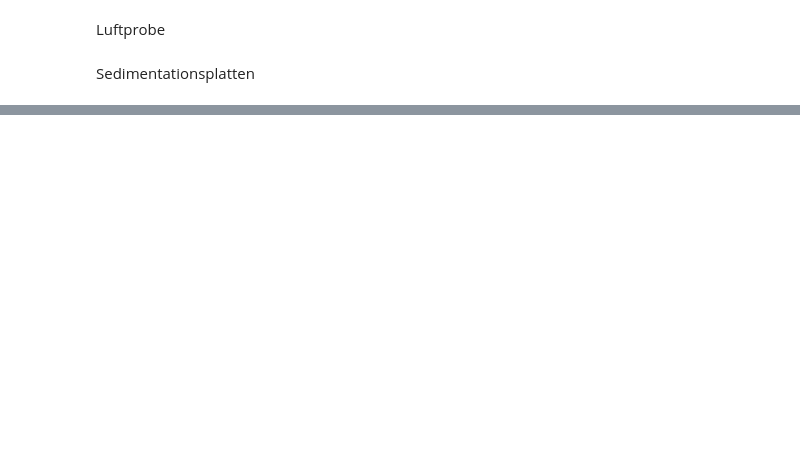
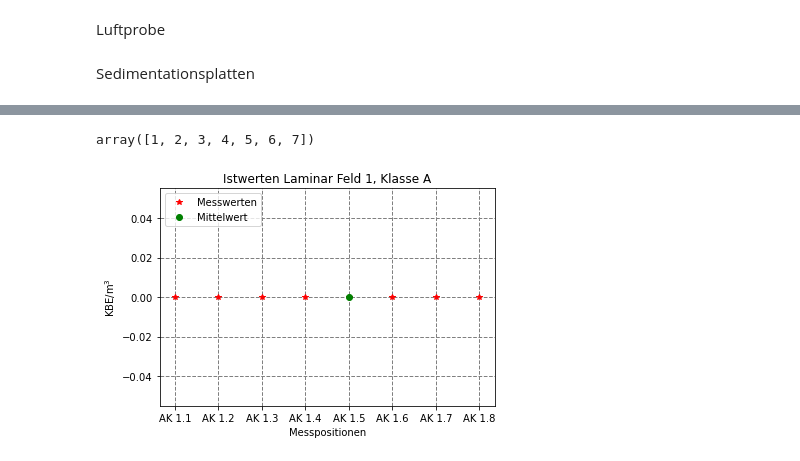
Before and after one commit to WieTat/Form, a Jupyter notebook: LZ-Kontact_221.ipynb, the cells around one changed output, grey strips where cells are left out. Cells and saved outputs as stored; diff of their text form; code cells hidden in the pictures; blank space fills up the shorter version.

Commit message:
Add files via upload
plots

```diff
--- a/LZ-Kontact_221.ipynb
+++ b/LZ-Kontact_221.ipynb
@@ -57,0 +112,9 @@ kl
+# %%
+data_ak = {'Messort': akort,
+           'Discription':akort_pos ,
+           'Platte':ak_K,
+           'Pilzen':ak_P
+
+        }
+
+df_ak = pd.DataFrame(data_ak, columns = ['Messort', 'Discription','Platte','Pilzen'])
@@ -57,0 +141,2 @@ kl
+# %%
+df_ak = df_ak.replace({'Platte':'< 1'}, {'Platte': 0}, regex=True)
@@ -57,0 +157,17 @@ kl
+# %%
+np.arange(1, 8, 1)
+# %% [output]
+array([1, 2, 3, 4, 5, 6, 7])
+# %%
+import matplotlib.pyplot as plt
+
+plt.plot(df_ak.Messort.iloc[:8], df_ak.Platte.iloc[:8],'r*', label = 'Messwerten')
+plt.plot(df_ak.Messort.iloc[4],  np.mean(df_ak.Platte.iloc[:8]), 'go', label= 'Mittelwert')
+plt.ylabel('KBE/m$^3$')
+plt.xlabel('Messpositionen')
+plt.title('Istwerten Laminar Feld 1, Klasse A')
+plt.grid(color='grey', linestyle='--', linewidth=1)
+plt.legend(loc="upper left")
+plt.show()
+# %% [output]
+[figure, added]
```
Also changed, not shown: parts of 21 cells of this notebook.
